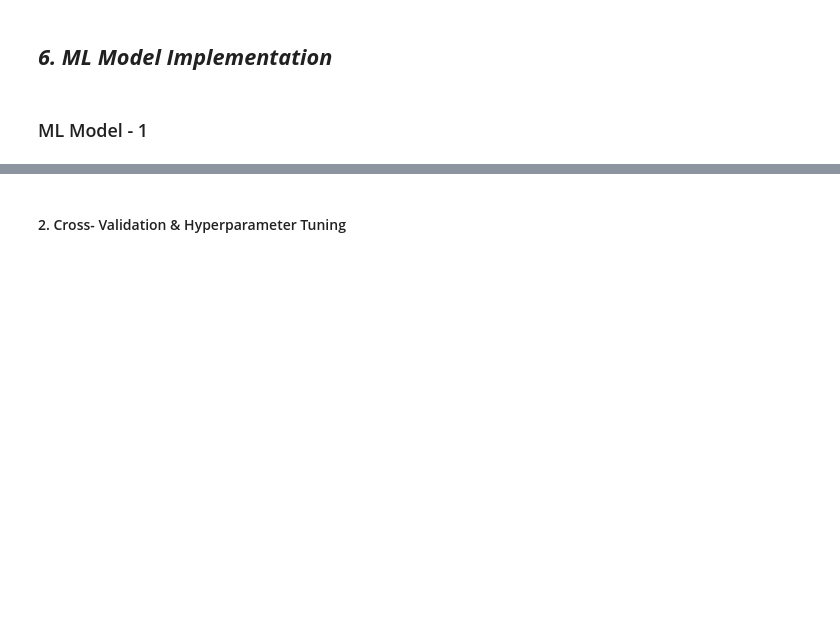
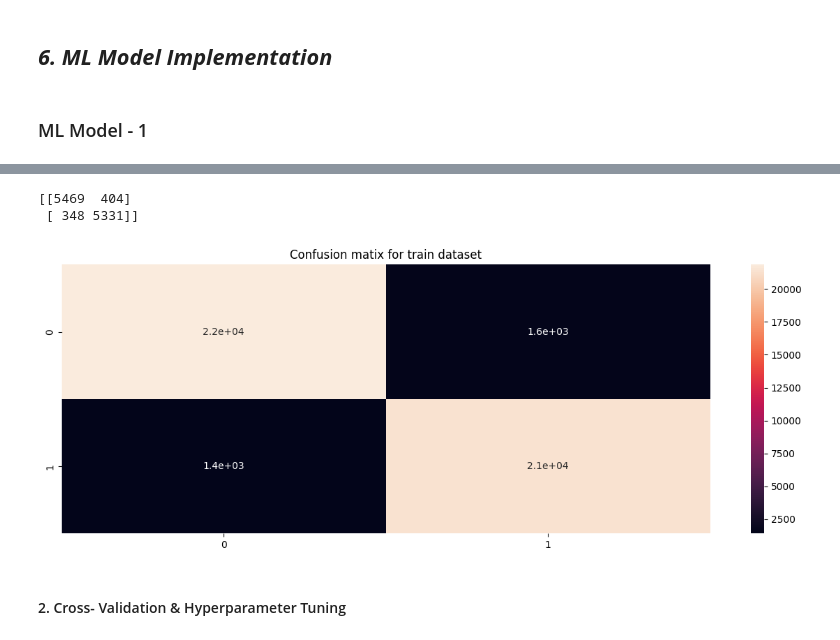
Before and after one commit to MrMRaut/Airline-Referral-Classification, a Jupyter notebook: Airline_Referral_Classification.ipynb, the cells around one changed output, grey strips where cells are left out. Drawn from its saved outputs; the diff is of its cells as text; code cells hidden in the pictures; blank space fills up the shorter version.

```diff
--- a/Airline_Referral_Classification.ipynb
+++ b/Airline_Referral_Classification.ipynb
@@ -1040,3 +990,12 @@ Answer Here.
+# %%
+print(confusion_matrix(ytest, ytest_pred))
+sns.heatmap(confusion_matrix(ytrain, ytrain_pred), annot = True)
+plt.title('Confusion matix for train dataset')
+plt.show()
+# %% [output]
+[[5469  404]
+ [ 348 5331]]
+[figure, added]
 # %% [markdown]
 #### 2. Cross- Validation & Hyperparameter Tuning
 # %%
```
Also changed, not shown: parts of 65 cells of this notebook.
